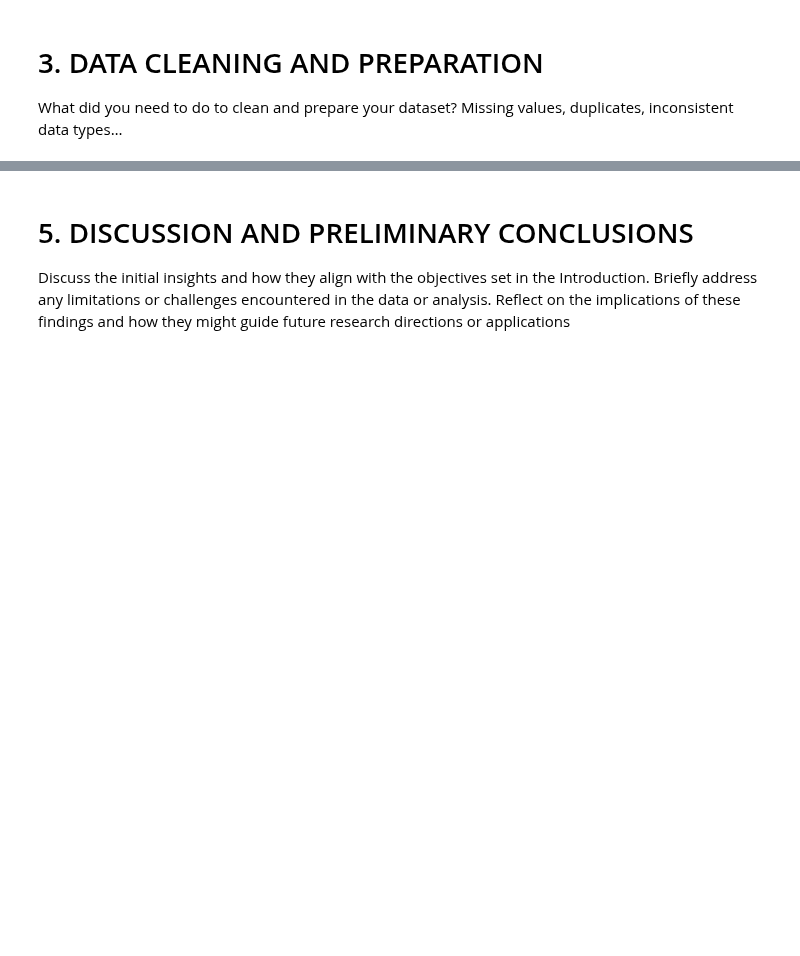
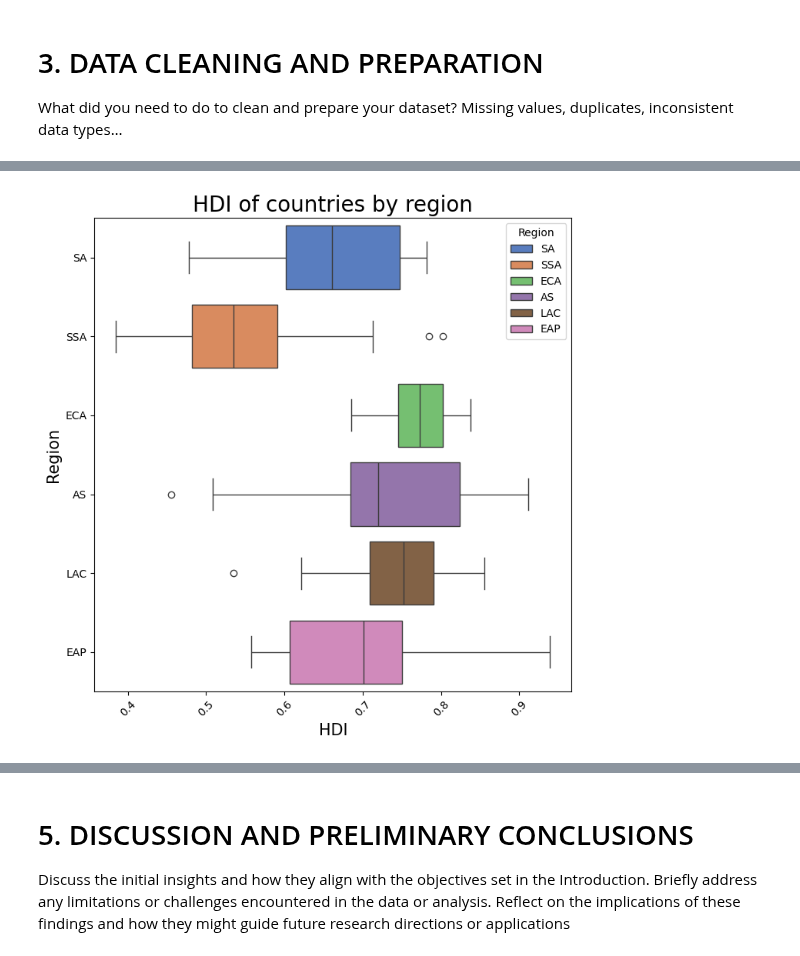
Before and after one commit to jakthehut/HDI-IQ-Analysis, a Jupyter notebook: hdi_iq_analysis.ipynb, the cells around one changed output, grey strips where cells are left out. Saved outputs shown, nothing was run; the diff lists cells and outputs as text; code cells hidden in the pictures; blank space fills up the shorter version.

```diff
--- a/hdi_iq_analysis.ipynb
+++ b/hdi_iq_analysis.ipynb
@@ -329,0 +400,16 @@ Missing values, duplicates, inconsistent data types…
+# %%
+# Creating color palette for the regions
+region_col = hdi_df["Region"].unique()
+color_dict = dict(zip(region_col, sns.color_palette("muted", len(region_col))))
+# %%
+# Create a boxplot for the HDI of the countries sorted by region
+plt.figure(figsize=(8,8))
+sns.boxplot(data=hdi_df, x='HDI', y='Region', hue = 'Region', palette=color_dict)
+# Increase font of the title and the labels
+plt.title('HDI of countries by region', fontsize=20)
+plt.xlabel('HDI', fontsize=15)
+plt.ylabel('Region', fontsize=15)
+plt.xticks(rotation=45)
+plt.show()
+# %% [output]
+[figure, added]
```
Also changed, not shown: parts of 29 cells of this notebook, 1 other file.
